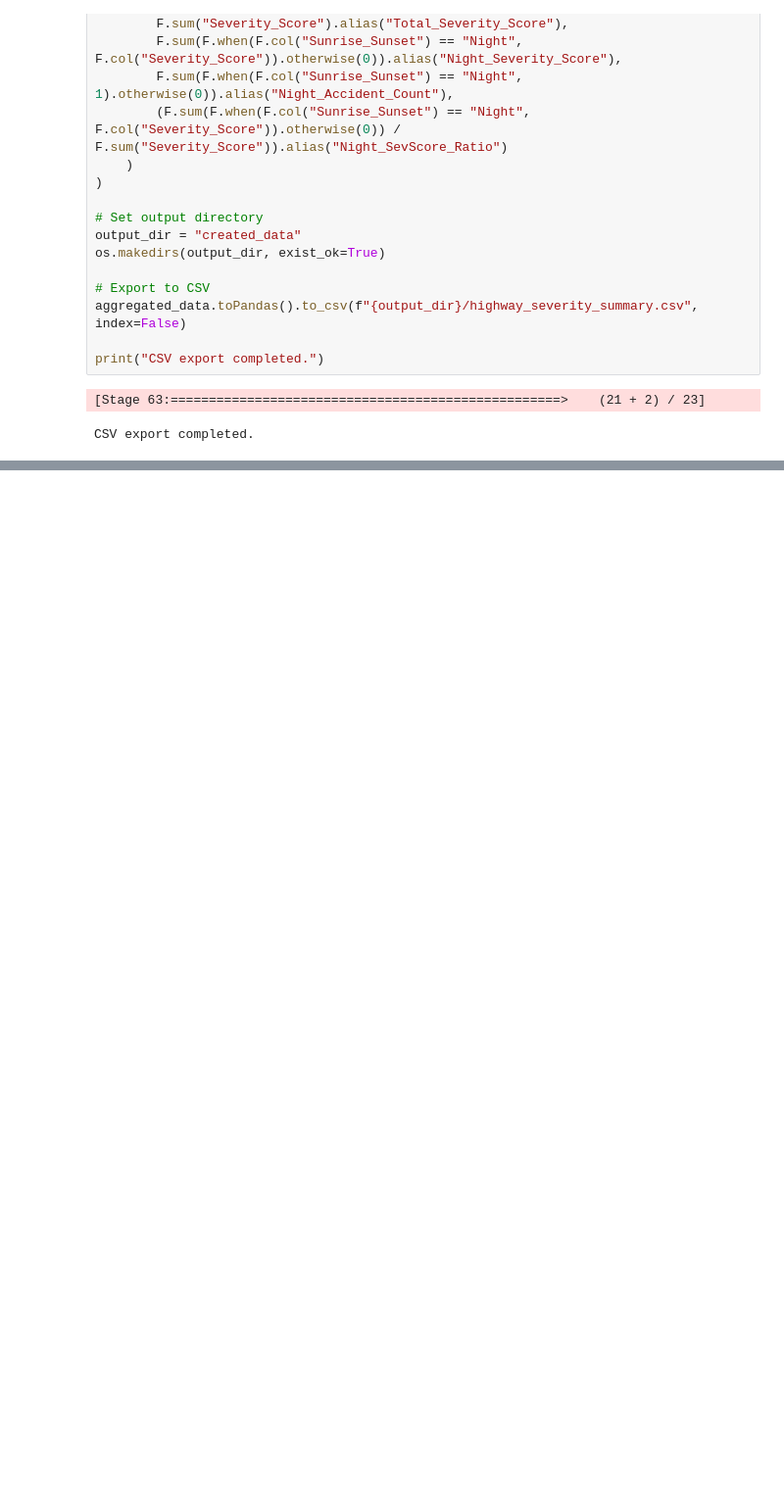
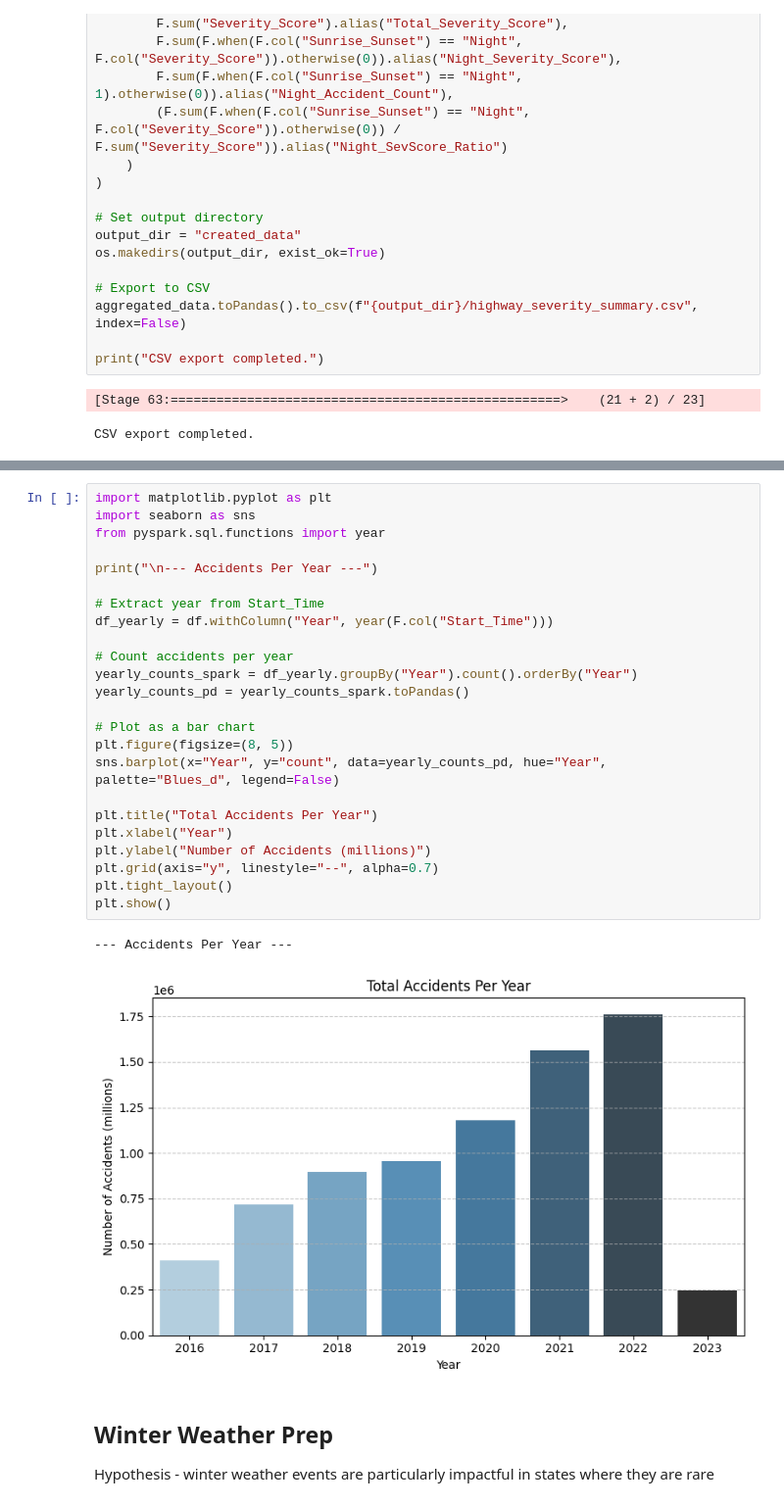
Before and after one commit to pauldennis2/collision-insights, a Jupyter notebook: col_insights.ipynb, the cells around one changed output, grey strips where cells are left out. Shown at 98% size. Drawn from its saved outputs; the diff is of its cells as text; blank space fills up the shorter version.

```diff
--- a/col_insights.ipynb
+++ b/col_insights.ipynb
@@ -1999,0 +1414,31 @@ CSV export completed.
+# %%
+import matplotlib.pyplot as plt
+import seaborn as sns
+from pyspark.sql.functions import year
+
+print("\n--- Accidents Per Year ---")
+
+# Extract year from Start_Time
+df_yearly = df.withColumn("Year", year(F.col("Start_Time")))
+
+# Count accidents per year
+yearly_counts_spark = df_yearly.groupBy("Year").count().orderBy("Year")
+yearly_counts_pd = yearly_counts_spark.toPandas()
+
+# Plot as a bar chart
+plt.figure(figsize=(8, 5))
+sns.barplot(x="Year", y="count", data=yearly_counts_pd, hue="Year", palette="Blues_d", legend=False)
+
+plt.title("Total Accidents Per Year")
+plt.xlabel("Year")
+plt.ylabel("Number of Accidents (millions)")
+plt.grid(axis="y", linestyle="--", alpha=0.7)
+plt.tight_layout()
+plt.show()
+# %% [output]
+--- Accidents Per Year ---
+[figure, added]
+# %% [markdown]
+## Winter Weather Prep
+
+Hypothesis - winter weather events are particularly impactful in states where they are rare
```
Also changed, not shown: parts of 18 cells of this notebook, 2 other files.
